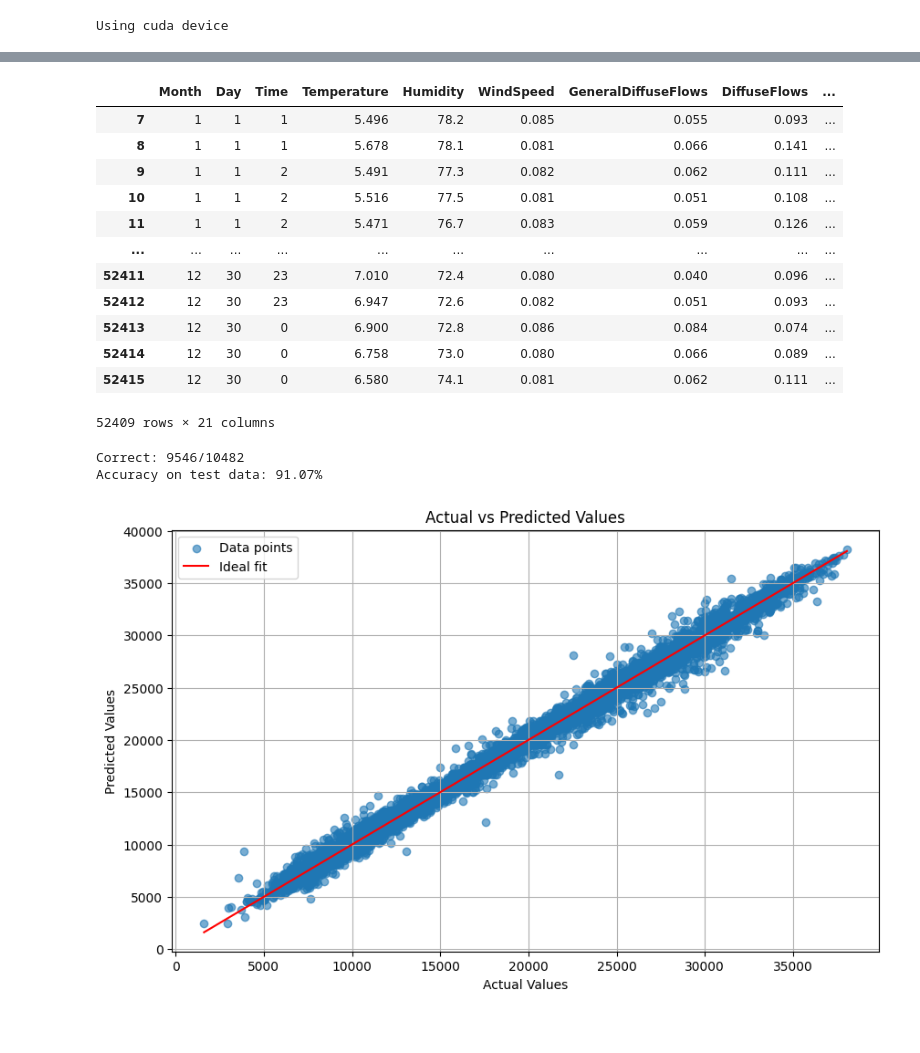
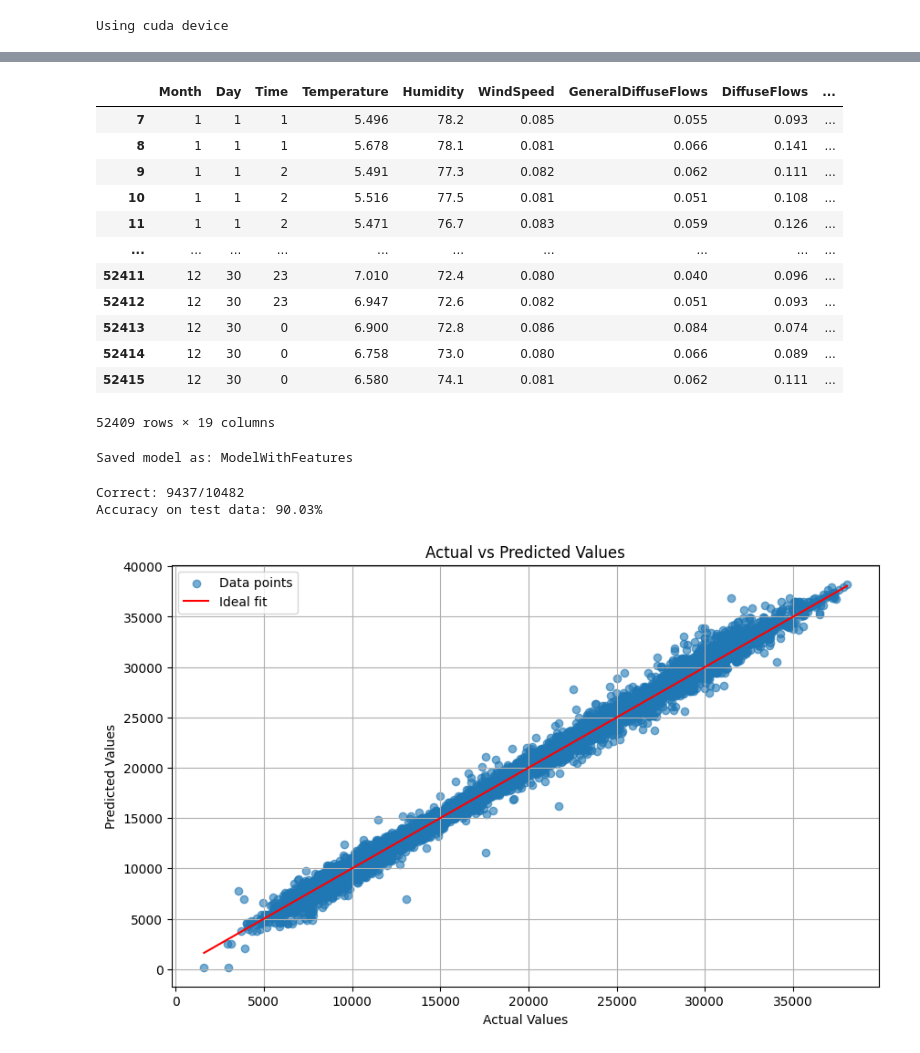
Before and after one commit to zains50/Electric-Power-Model, a Jupyter notebook: electricpowerconsumption.ipynb, the cells around one changed output, grey strips where cells are left out. Drawn from its saved outputs; the diff is of its cells as text; code cells hidden in the pictures.

```diff
--- a/electricpowerconsumption.ipynb
+++ b/electricpowerconsumption.ipynb
@@ -61,7 +58,7 @@ For a simple neural network, we will be looking at Zone 1, and estimating the po
 # %%
 dfs = df.copy()
+# The following code splits up the date and organizes them
 
-#dfs = dfs.drop(['PowerConsumption_Zone2','PowerConsumption_Zone3'],axis=1)
 dfs[['Month','Day','Year']] = df['Date'].str.split("/",expand=True)
 dfs[['Month', 'Day', 'Year']] = dfs[['Month', 'Day', 'Year']].astype(int)
 dfs = dfs.drop(['Date'],axis=1)
@@ -72,6 +69,7 @@ col = dfs.pop('Day')
 dfs.insert(0,'Day',col)
 col = dfs.pop('Month')
 dfs.insert(0,'Month',col)
+dfs = dfs.drop(['PowerConsumption_Zone2',"PowerConsumption_Zone3"],axis=1)
 display(dfs)
 # %% [output]
 |  | Month | Day | Time | Temperature | Humidity | WindSpeed | GeneralDiffuseFlows | DiffuseFlows | ... |
@@ -180,12 +182,11 @@ def train(X,y,model,filename=None,num_epocs=None):
         torch.save(model,filename)
         print(f'Saved model as: {filename}')
 # %%
-def printResults(model,X,y,error=None):
+def printResults(model,X_test_tensor,y_test_tensor,error=None):
     if error is None:
         error = 100
     else:
         error = error/10
-    _,_,X_test_tensor,y_test_tensor = trainSplit(X,y)
     with torch.no_grad():
         outputs = model(X_test_tensor)
         _, predicted = torch.max(outputs, 1)
@@ -310,7 +318,7 @@ display(dfs)
 | 52413 | 12 | 30 | 0 | 6.900 | 72.8 | 0.086 | 0.084 | 0.074 | ... |
 | 52414 | 12 | 30 | 0 | 6.758 | 73.0 | 0.080 | 0.066 | 0.089 | ... |
 | 52415 | 12 | 30 | 0 | 6.580 | 74.1 | 0.081 | 0.062 | 0.111 | ... |
-52409 rows × 21 columns
+52409 rows × 19 columns
 # %%
 X2 = dfs[['month_sin','month_cos','day_sin','day_cos','time_sin','time_cos','Temperature','Humidity','WindSpeed','rolling_mean_7','lag1','lag2','lag3']].to_numpy()
 y2 = dfs['PowerConsumption_Zone1'].to_numpy()
@@ -318,12 +326,15 @@ y2 = y2 - y2.min()
 
 inputSize = X2[0].size
 outputSize = int(y2.max())
-#model = SimpleNeuralNetwork(inputSize,outputSize).to(device)
-#train(X2,y2,model,"ModelWithFeatures",num_epocs=100)
+X2_train_tensor,y2_train_tensor,X2_test_tensor,y2_test_tensor = trainSplit(X2,y2)
+model = SimpleNeuralNetwork(inputSize,outputSize).to(device)
+train(X2_train_tensor,y2_train_tensor,model,"ModelWithFeatures",num_epocs=100)
+# %% [output]
+Saved model as: ModelWithFeatures
 # %%
-printResults(loadModel("ModelWithFeatures"),X2,y2,error=1000)
+printResults(loadModel("ModelWithFeatures"),X2_test_tensor,y2_test_tensor,error=1000)
 plt.show()
 # %% [output]
-Correct: 9546/10482
-Accuracy on test data: 91.07%
+Correct: 9437/10482
+Accuracy on test data: 90.03%
-[figure, old version]
+[figure, new version]
```
Also changed, not shown: parts of 20 cells of this notebook.
